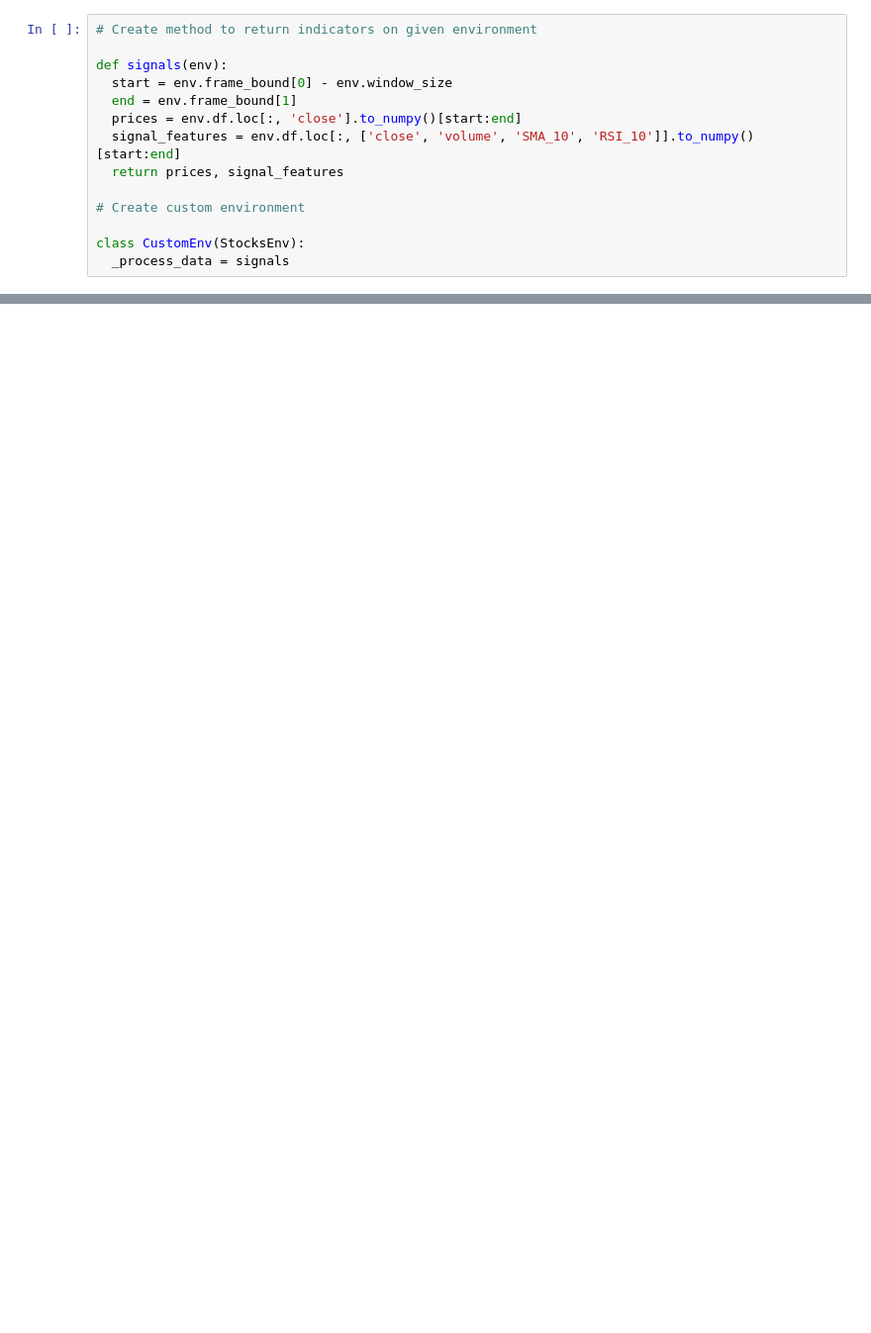
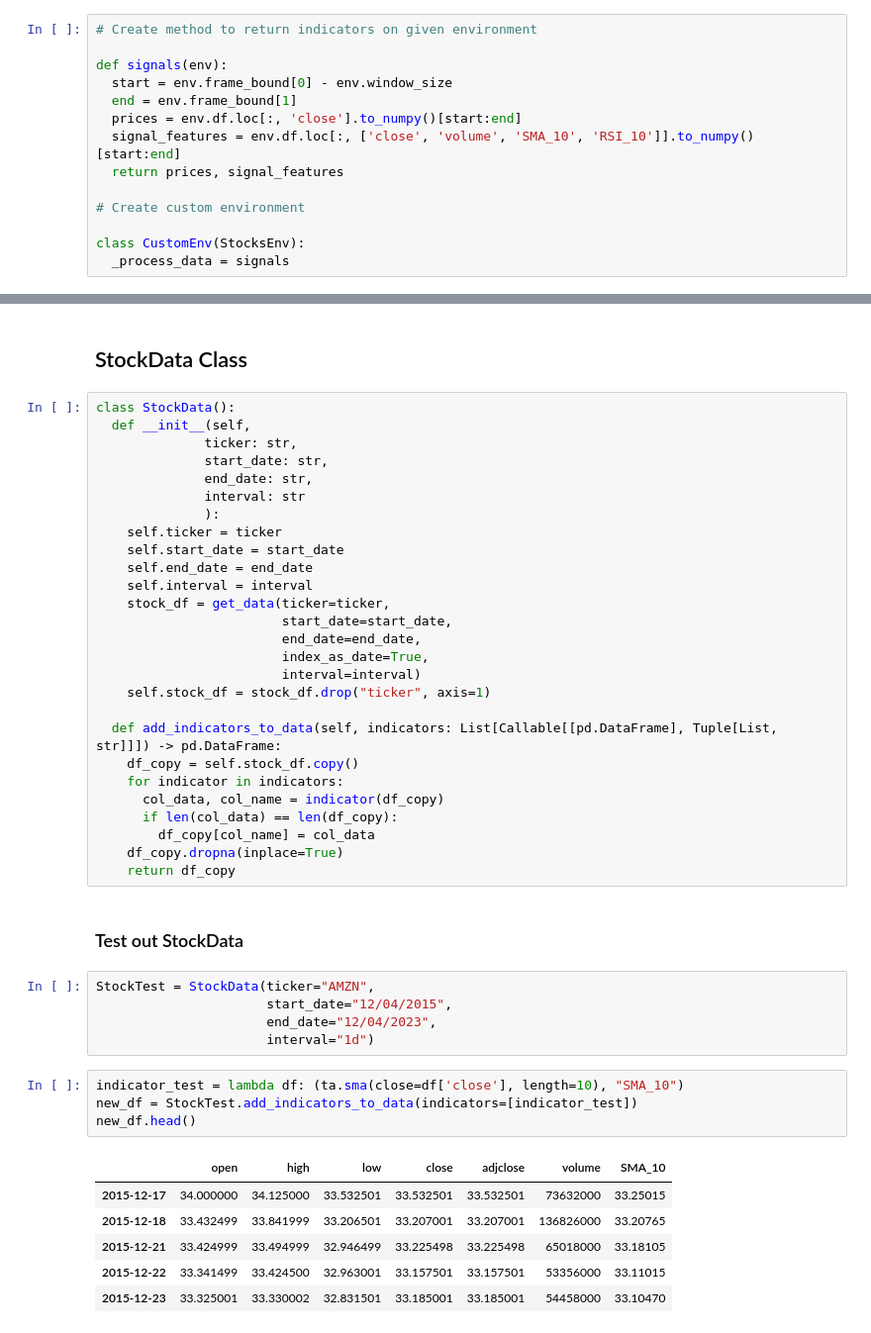
Before and after one commit to Pfannen/AI-Stock-Agent, a Jupyter notebook: notebooks/RL_trading_bot_test.ipynb, the cells around one changed output, grey strips where cells are left out. Shown: that part at 99% size. Cells and saved outputs as stored; diff of their text form; blank space fills up the shorter version.

```diff
--- a/notebooks/RL_trading_bot_test.ipynb
+++ b/notebooks/RL_trading_bot_test.ipynb
@@ -123,0 +129,47 @@ plt.show()
+# %% [markdown]
+## StockData Class
+# %%
+class StockData():
+  def __init__(self,
+              ticker: str,
+              start_date: str,
+              end_date: str,
+              interval: str
+              ):
+    self.ticker = ticker
+    self.start_date = start_date
+    self.end_date = end_date
+    self.interval = interval
+    stock_df = get_data(ticker=ticker,
+                        start_date=start_date,
+                        end_date=end_date,
+                        index_as_date=True,
+                        interval=interval)
+    self.stock_df = stock_df.drop("ticker", axis=1)
+
+  def add_indicators_to_data(self, indicators: List[Callable[[pd.DataFrame], Tuple[List, str]]]) -> pd.DataFrame:
+    df_copy = self.stock_df.copy()
+    for indicator in indicators:
+      col_data, col_name = indicator(df_copy)
+      if len(col_data) == len(df_copy):
+        df_copy[col_name] = col_data
+    df_copy.dropna(inplace=True)
+    return df_copy
+# %% [markdown]
+### Test out StockData
+# %%
+StockTest = StockData(ticker="AMZN",
+                      start_date="12/04/2015",
+                      end_date="12/04/2023",
+                      interval="1d")
+# %%
+indicator_test = lambda df: (ta.sma(close=df['close'], length=10), "SMA_10")
+new_df = StockTest.add_indicators_to_data(indicators=[indicator_test])
+new_df.head()
+# %% [output]
+|  | open | high | low | close | adjclose | volume | SMA_10 |
+| 2015-12-17 | 34.000000 | 34.125000 | 33.532501 | 33.532501 | 33.532501 | 73632000 | 33.25015 |
+| 2015-12-18 | 33.432499 | 33.841999 | 33.206501 | 33.207001 | 33.207001 | 136826000 | 33.20765 |
+| 2015-12-21 | 33.424999 | 33.494999 | 32.946499 | 33.225498 | 33.225498 | 65018000 | 33.18105 |
+| 2015-12-22 | 33.341499 | 33.424500 | 32.963001 | 33.157501 | 33.157501 | 53356000 | 33.11015 |
+| 2015-12-23 | 33.325001 | 33.330002 | 32.831501 | 33.185001 | 33.185001 | 54458000 | 33.10470 |
```
Also changed, not shown: parts of 10 cells of this notebook.
